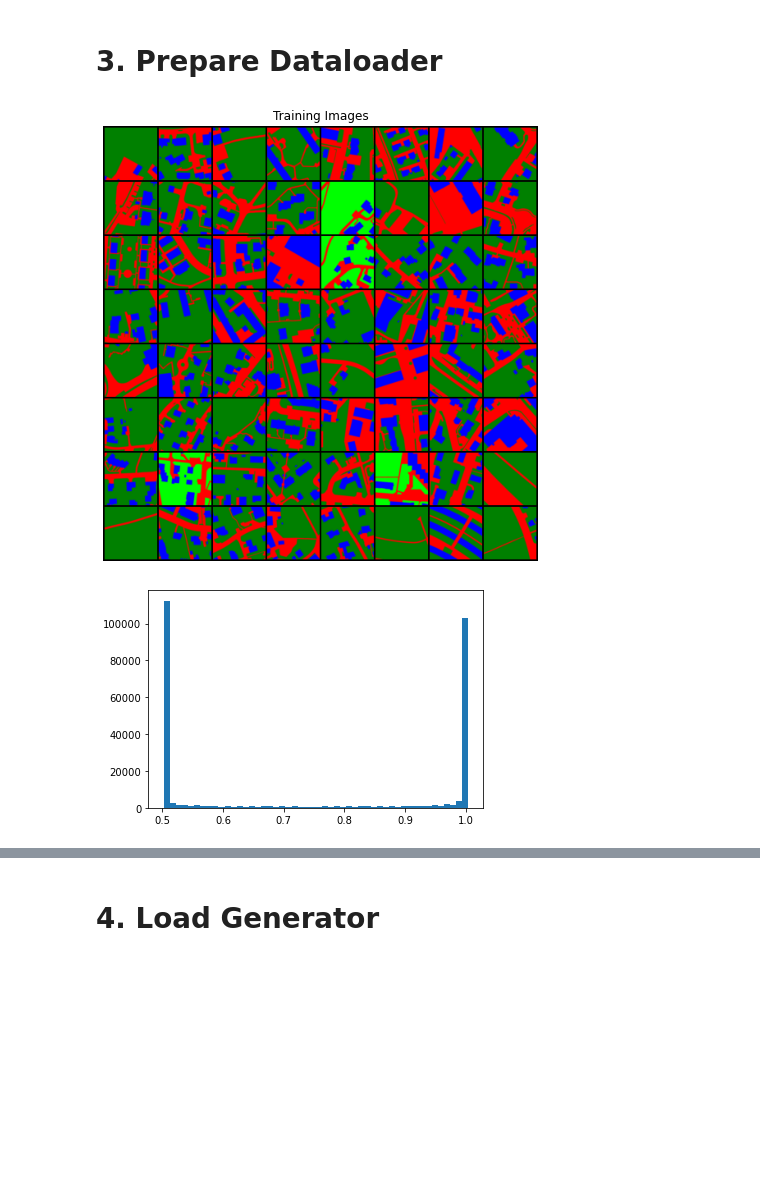
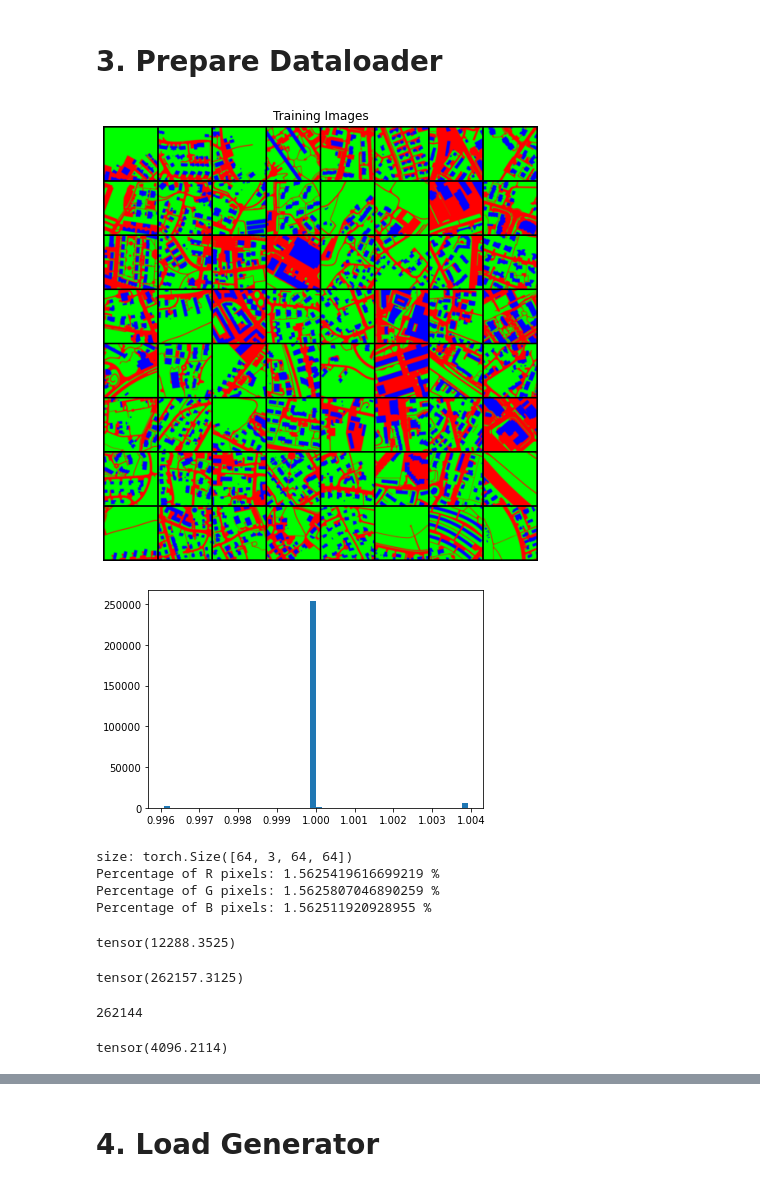
Before and after one commit to neithangurthang/SyntheticCities, a Jupyter notebook: notebooks/13 WGAN RGB.ipynb, the cells around one changed output, grey strips where cells are left out. Saved outputs shown, nothing was run; the diff lists cells and outputs as text; code cells hidden in the pictures; blank space fills up the shorter version.

```diff
--- a/notebooks/13 WGAN RGB.ipynb
+++ b/notebooks/13 WGAN RGB.ipynb
@@ -90,29 +90,55 @@ logger.addHandler(file_handler)
 # %%
 # We can use an image folder dataset the way we have it setup
 if os.path.exists(cadastralRoot + '/.ipynb_checkpoints'):
     shutil.rmtree(cadastralRoot + '/.ipynb_checkpoints')
 
 Cad_dataset = dset.ImageFolder(root=cadastralRoot,
                            transform=transforms.Compose([
                                transforms.RandomRotation(degrees=(0,180), expand = False),
-                               transforms.CenterCrop(image_size * 5),
+                               transforms.CenterCrop(image_size * 10),
                                transforms.Resize(image_size),
                                transforms.ToTensor(),
                                # transforms.Normalize((0.5, 0.5, 0.5), (0.5, 0.5, 0.5)), ->
                            ]))
 # Create the dataloader
 Cad_dataloader = torch.utils.data.DataLoader(Cad_dataset, batch_size=batch_size,
                                          shuffle=True, num_workers=workers)
 
 # Plot some training images
 Cad_real_batch = next(iter(Cad_dataloader))
 plt.figure(figsize=(8,8))
 plt.axis("off")
 plt.title("Training Images")
 plt.imshow(np.transpose(vutils.make_grid(Cad_real_batch[0].to(device)[:64], padding=2, normalize=True).cpu(),(1,2,0)));
 # %% [output]
-[figure, old version]
+[figure, new version]
 # %%
 plt.hist(Cad_real_batch[0].sum(1).flatten().tolist(), bins = 50);
 # %% [output]
-[figure, old version]
+[figure, new version]
+# %%
+print(f'size: {Cad_real_batch[0].size()}')
+print(f'Percentage of R pixels: {Cad_real_batch[0][:][0].sum() * 100 / (Cad_real_batch[0].size(0) * Cad_real_batch[0].size(2) * Cad_real_batch[0].size(3))} %')
+print(f'Percentage of G pixels: {Cad_real_batch[0][:][1].sum() * 100 / (Cad_real_batch[0].size(0) * Cad_real_batch[0].size(2) * Cad_real_batch[0].size(3))} %')
+print(f'Percentage of B pixels: {Cad_real_batch[0][:][2].sum() * 100 / (Cad_real_batch[0].size(0) * Cad_real_batch[0].size(2) * Cad_real_batch[0].size(3))} %')
+# %% [output]
+size: torch.Size([64, 3, 64, 64])
+Percentage of R pixels: 1.5625419616699219 %
+Percentage of G pixels: 1.5625807046890259 %
+Percentage of B pixels: 1.562511920928955 %
+# %%
+Cad_real_batch[0][:][0].sum() + Cad_real_batch[0][:][1].sum() + Cad_real_batch[0][:][2].sum()
+# %% [output]
+tensor(12288.3525)
+# %%
+Cad_real_batch[0].sum()
+# %% [output]
+tensor(262157.3125)
+# %%
+64*64*64
+# %% [output]
+262144
+# %%
+Cad_real_batch[0][1].sum()
+# %% [output]
+tensor(4096.2114)
```
Also changed, not shown: parts of 1 cell of this notebook, 12 other files.
